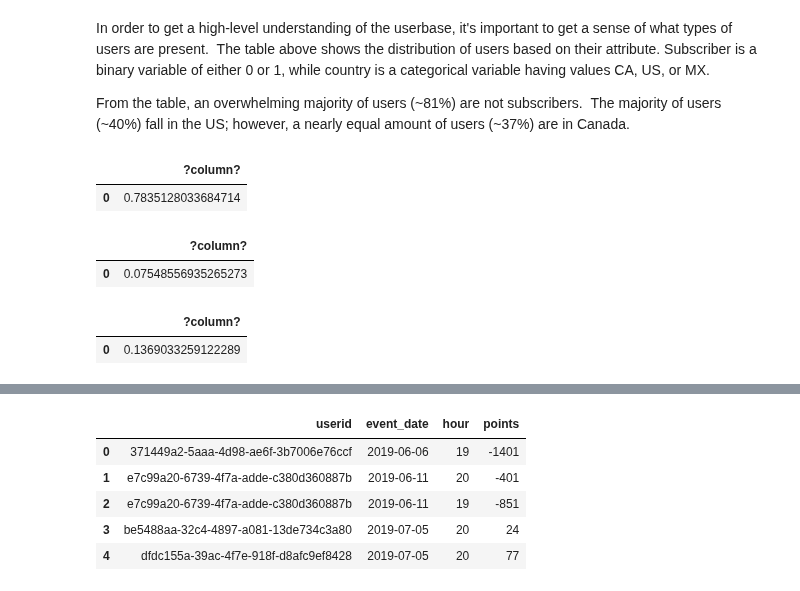
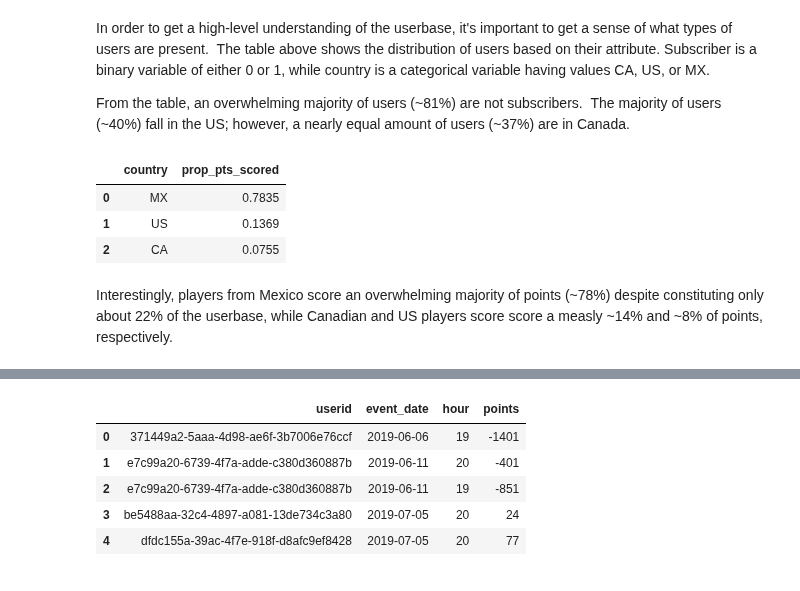
Before and after one commit to papir805/bot_battles_player_analysis, a Jupyter notebook: part2_eda.ipynb, the cells around one changed output, grey strips where cells are left out. Drawn from its saved outputs; the diff is of its cells as text; code cells hidden in the pictures.

Commit message:
fixed typos and added cells to identify proportions of subscribers and proportions of users by country

```diff
--- a/part2_eda.ipynb
+++ b/part2_eda.ipynb
@@ -196,48 +196,43 @@ In order to get a high-level understanding of the userbase, it's important to ge
 From the table, an overwhelming majority of users (\~81%) are not subscribers.  The majority of users (\~40%) fall in the US; however, a nearly equal amount of users (\~37%) are in Canada.
 # %%
 sql_query = """
-SELECT (SELECT SUM(points)::decimal
+SELECT 'MX' AS country,
+ROUND((SELECT SUM(points)::decimal
 FROM users AS u
 INNER JOIN event_performance AS ep
 ON u.userid = ep.userid
 WHERE country = 'MX') / (SELECT SUM(points)
-FROM event_performance)
+FROM event_performance), 4) AS prop_pts_scored
+
+UNION
+
+SELECT 'CA' AS country,
+ROUND((SELECT SUM(points)::decimal
+FROM users AS u
+INNER JOIN event_performance AS ep
+ON u.userid = ep.userid
+WHERE country = 'CA') / (SELECT SUM(points)
+FROM event_performance), 4) AS prop_pts_scored
+
+UNION
+
+SELECT 'US' AS country,
+ROUND((SELECT SUM(points)::decimal
+FROM users AS u
+INNER JOIN event_performance AS ep
+ON u.userid = ep.userid
+WHERE country = 'US') / (SELECT SUM(points)
+FROM event_performance), 4) AS prop_pts_scored
 """
 
 sql_query_to_pandas_df(sql_query,
                        engine,)
 # %% [output]
-|  | ?column? |
-| 0 | 0.7835128033684714 |
+|  | country | prop_pts_scored |
+| 0 | MX | 0.7835 |
+| 1 | US | 0.1369 |
+| 2 | CA | 0.0755 |
-# %%
-sql_query = """
-SELECT (SELECT SUM(points)::decimal
-FROM users AS u
-INNER JOIN event_performance AS ep
-ON u.userid = ep.userid
-WHERE country = 'CA') / (SELECT SUM(points)
-FROM event_performance)
-"""
-
-sql_query_to_pandas_df(sql_query,
-                       engine,)
-# %% [output]
-|  | ?column? |
-| 0 | 0.07548556935265273 |
-# %%
-sql_query = """
-SELECT (SELECT SUM(points)::decimal
-FROM users AS u
-INNER JOIN event_performance AS ep
-ON u.userid = ep.userid
-WHERE country = 'US') / (SELECT SUM(points)
-FROM event_performance)
-"""
-
-sql_query_to_pandas_df(sql_query,
-                       engine,)
-# %% [output]
-|  | ?column? |
-| 0 | 0.1369033259122289 |
+# %% [markdown]
+Interestingly, players from Mexico score an overwhelming majority of points (~78%) despite constituting only about 22% of the userbase, while Canadian and US players score score a measly ~14% and ~8% of points, respectively.
 # %%
 sql_query = """
```
Also changed, not shown: parts of 10 cells of this notebook.
